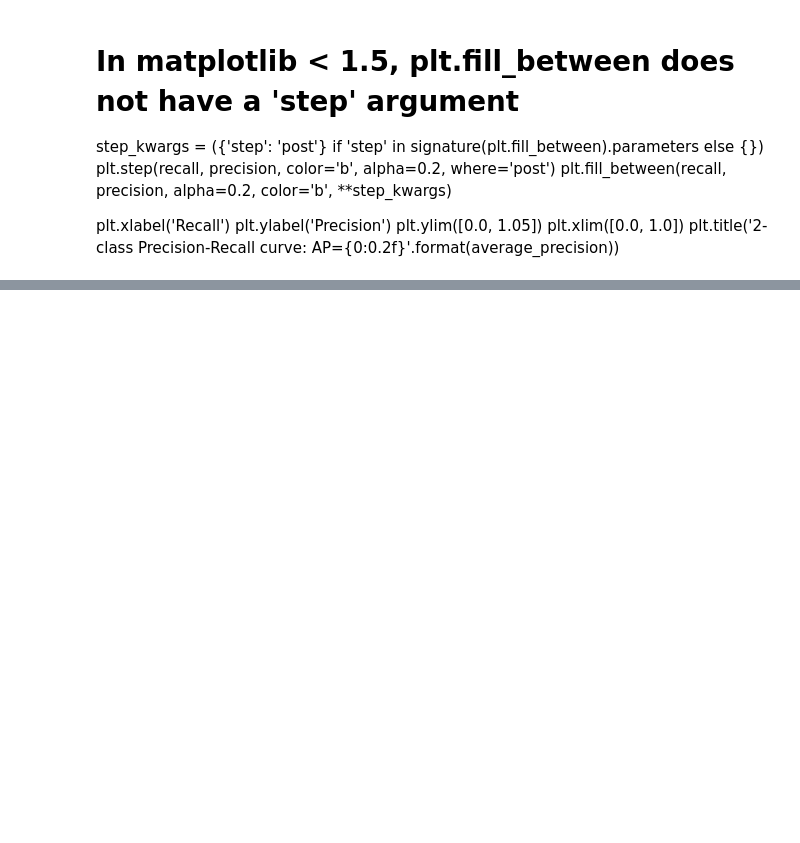
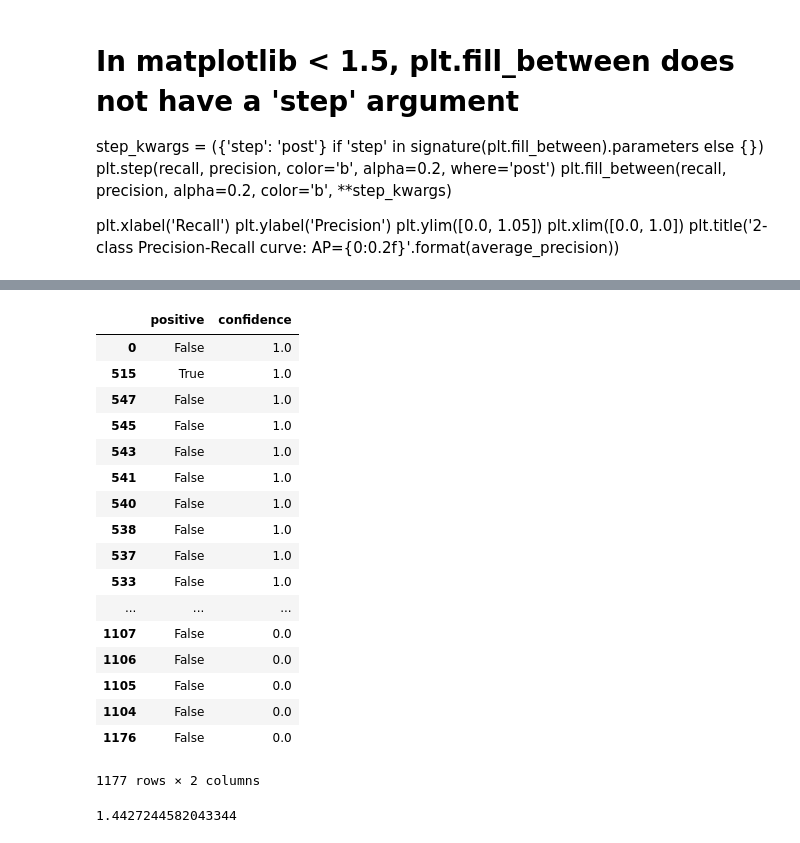
Before and after one commit to micsche/Michael-Schembri, a Jupyter notebook: averageprecision/AveragePrecision.ipynb, the cells around one changed output, grey strips where cells are left out. Saved outputs shown, nothing was run; the diff lists cells and outputs as text; code cells hidden in the pictures; blank space fills up the shorter version.

```diff
--- a/averageprecision/AveragePrecision.ipynb
+++ b/averageprecision/AveragePrecision.ipynb
@@ -426,0 +396,25 @@ get_results()
+# %%
+AP_df
+# %% [output]
+|  | positive | confidence |
+| 0 | False | 1.0 |
+| 515 | True | 1.0 |
+| 547 | False | 1.0 |
+| 545 | False | 1.0 |
+| 543 | False | 1.0 |
+| 541 | False | 1.0 |
+| 540 | False | 1.0 |
+| 538 | False | 1.0 |
+| 537 | False | 1.0 |
+| 533 | False | 1.0 |
+| ... | ... | ... |
+| 1107 | False | 0.0 |
+| 1106 | False | 0.0 |
+| 1105 | False | 0.0 |
+| 1104 | False | 0.0 |
+| 1176 | False | 0.0 |
+1177 rows × 2 columns
+# %%
+len(AP_df[AP_df.confidence>0.5])/len(gt_df)
+# %% [output]
+1.4427244582043344
```
Also changed, not shown: parts of 11 cells of this notebook, 3 other files.
